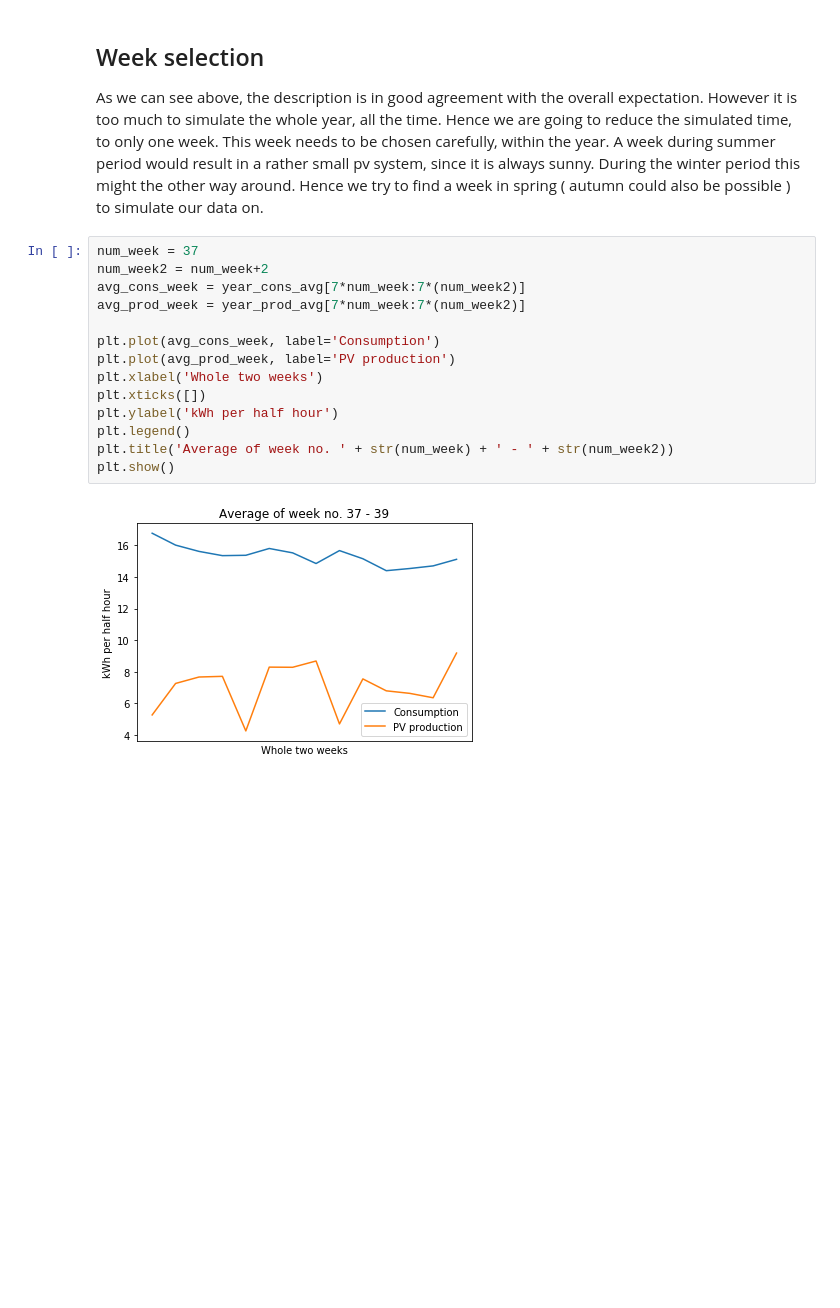
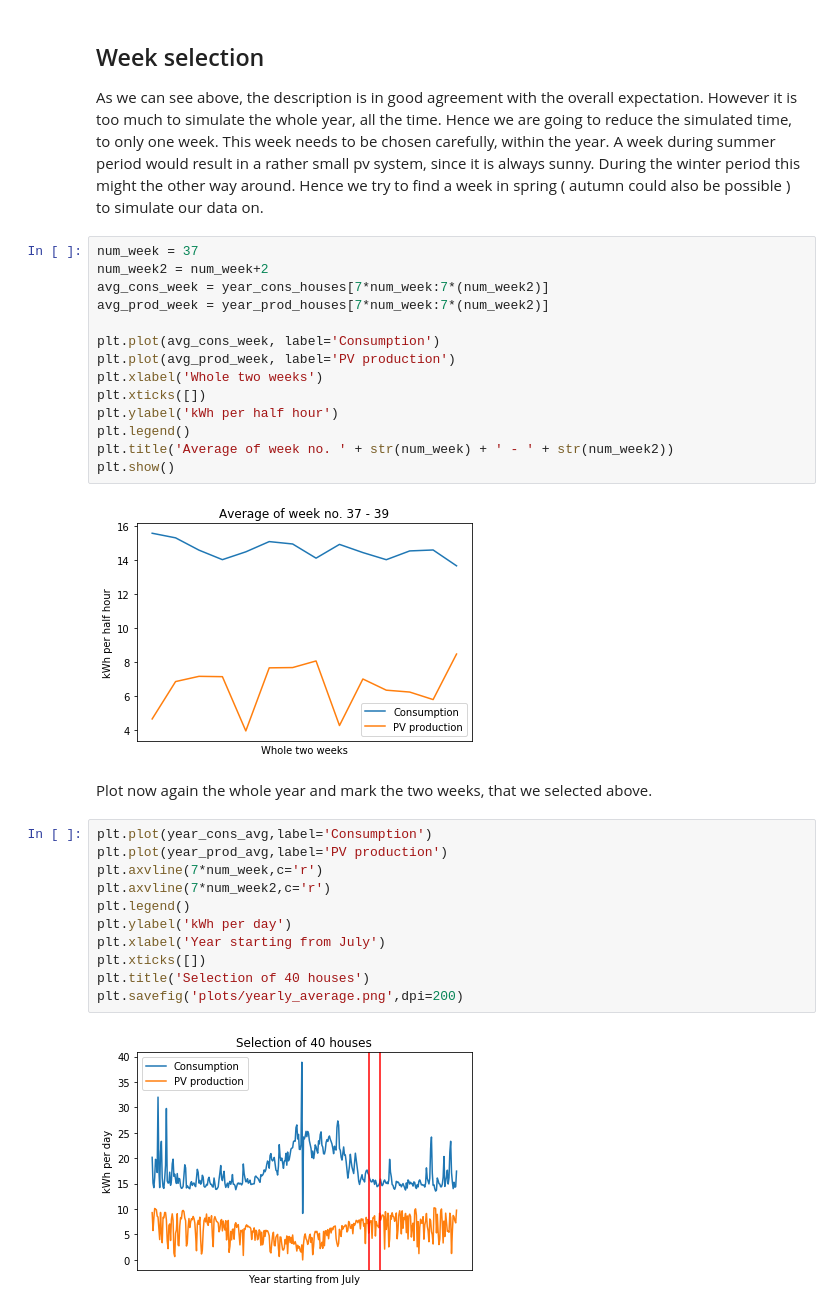
Before and after one commit to christian512/powergrid_neighbors, a Jupyter notebook: data_visualisation.ipynb, the cells around one changed output. Saved outputs shown, nothing was run; the diff lists cells and outputs as text; blank space fills up the shorter version.

```diff
--- a/data_visualisation.ipynb
+++ b/data_visualisation.ipynb
@@ -97,8 +89,8 @@ As we can see above, the description is in good agreement with the overall expec
 # %%
 num_week = 37
 num_week2 = num_week+2
-avg_cons_week = year_cons_avg[7*num_week:7*(num_week2)]
-avg_prod_week = year_prod_avg[7*num_week:7*(num_week2)]
+avg_cons_week = year_cons_houses[7*num_week:7*(num_week2)]
+avg_prod_week = year_prod_houses[7*num_week:7*(num_week2)]
 
 plt.plot(avg_cons_week, label='Consumption')
 plt.plot(avg_prod_week, label='PV production')
@@ -109,4 +101,19 @@ plt.legend()
 plt.title('Average of week no. ' + str(num_week) + ' - ' + str(num_week2))
 plt.show()
 # %% [output]
-[figure, old version]
+[figure, new version]
+# %% [markdown]
+Plot now again the whole year and mark the two weeks, that we selected above.
+# %%
+plt.plot(year_cons_avg,label='Consumption')
+plt.plot(year_prod_avg,label='PV production')
+plt.axvline(7*num_week,c='r')
+plt.axvline(7*num_week2,c='r')
+plt.legend()
+plt.ylabel('kWh per day')
+plt.xlabel('Year starting from July')
+plt.xticks([])
+plt.title('Selection of 40 houses')
+plt.savefig('plots/yearly_average.png',dpi=200)
+# %% [output]
+[figure, added]
```
Also changed, not shown: parts of 9 cells of this notebook, 2 other files.
